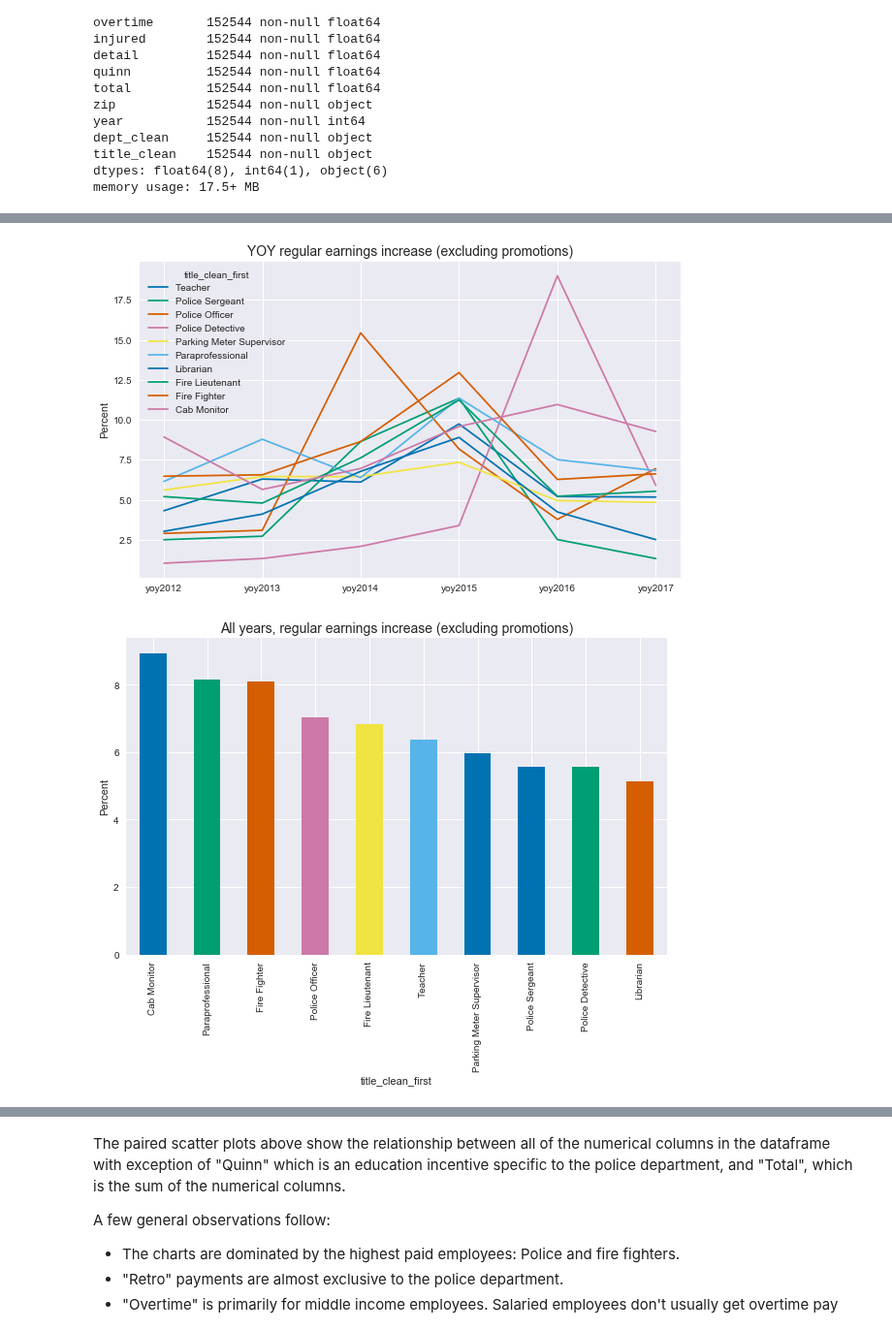
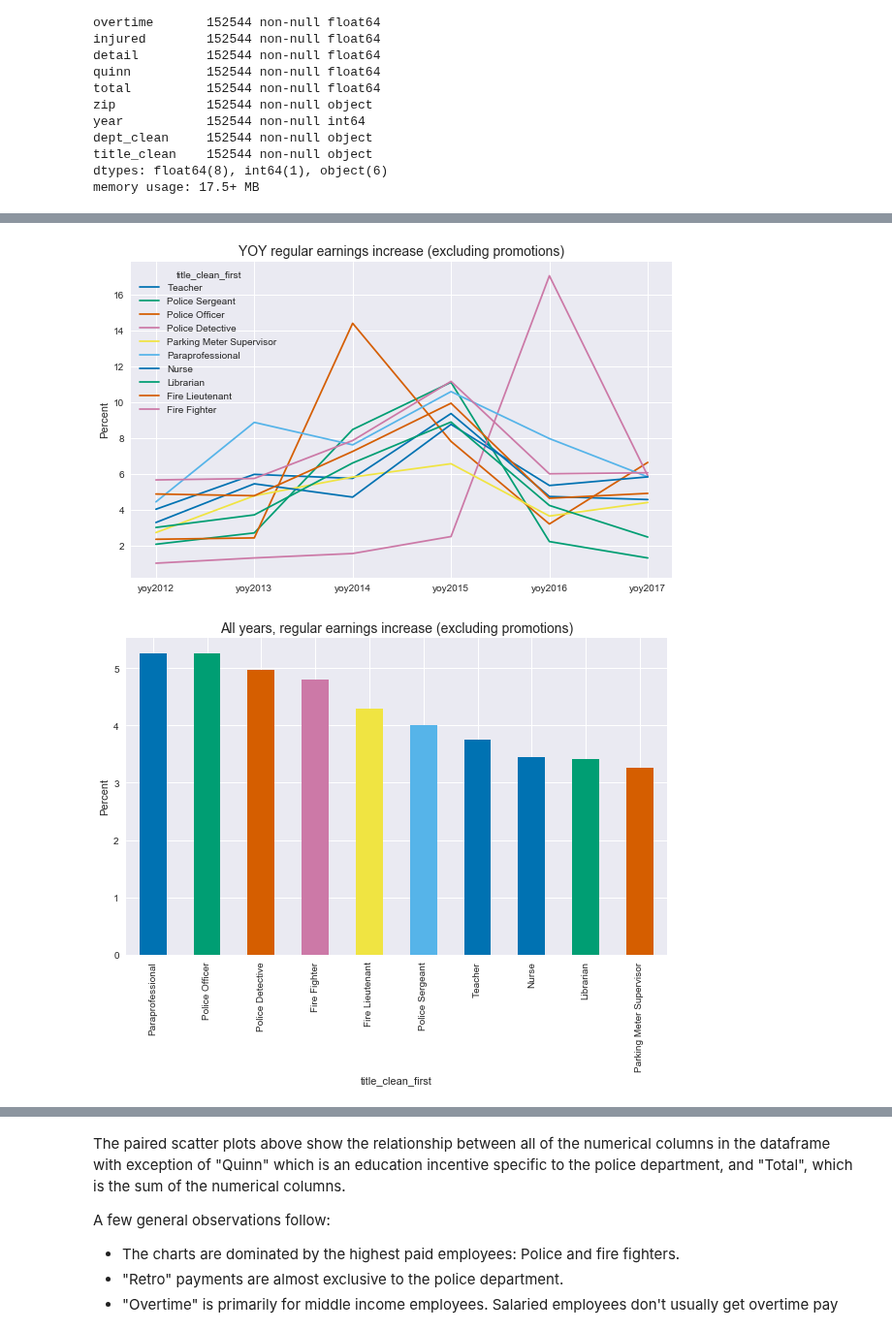
Before and after one commit to Turanga1/Springboard_DataScience, a Jupyter notebook: Capstone 1 - Boston Earnings Report/boston_earnings_analysis.ipynb, the cells around one changed output, grey strips where cells are left out. Shown at 97% size. Cells and saved outputs as stored; diff of their text form; code cells hidden in the pictures.

```diff
--- a/Capstone 1 - Boston Earnings Report/boston_earnings_analysis.ipynb
+++ b/Capstone 1 - Boston Earnings Report/boston_earnings_analysis.ipynb
@@ -84,0 +101,4 @@ memory usage: 17.5+ MB
+# %%
+# top 10 jobs in 2017
+top10 = earnings[earnings['title_clean'].isin(titles_top10) & (earnings.year == 2017)]
+print('Number of observations:', top10.shape[0])
@@ -85,3 +263,19 @@ memory usage: 17.5+ MB
+# %%
+"""
+compound annual growth rate
+
+1. An arbitrary limit is set on "first" since low earnings are often not full time positions
+2. An arbitrary cap on the growth rate result is needed for new hires whose first year earnings are not a full year
+3. Negative growth is not allowed (part-time, retirement, resignation, termination, etc.)
+"""
+
+def cagr(first, last, periods=1):
+    if (first < 40000):
+        return np.nan
+    x = ((last/first) ** (1/periods) - 1 ) * 100
+    if ((x > 22) & (periods == 1)) | (x < 0) :
+        return np.nan
+    return x
 # %%
 # pivot earnings data to show annual earnings by name:
 growth = pd.pivot_table(earnings, columns='year', index=['name'], values='regular')\
@@ -91,9 +285,7 @@ growth = pd.pivot_table(earnings, columns='year', index=['name'], values='regula
 # calculate CAGR for all available years:
 years = (earnings.year.unique())
 for previous, following in zip(years, years[1:]):
-    growth['yoy' + str(following)] = growth.apply(lambda x: None \
-                                                  if (x[previous] or x[following]) < 20000 \
-                                                  else cagr(x[previous], x[following]), axis=1)
+    growth['yoy' + str(following)] = growth.apply(lambda x: cagr(x[previous], x[following]), axis=1)
 
 # drop names with no qualified CAGR entries:
 c = growth.iloc[0:, -(len(years)-1):].columns
@@ -109,5 +301,9 @@ titles.columns = ['_'.join(tup).rstrip('_') for tup in titles.columns.values]
 
 # merge dataframes:
 growth_title = growth.merge(titles, how='left', on='name')
-growth_title.head(10)
+
+# calculate compound annual growth rate for all available years:
+
+growth_title['cagr_all'] = growth_title.apply(lambda y: cagr(y[2011], y[2011+len(years)-1], len(years)-1), axis=1)
+growth_title.info()
 # %% [output]
@@ -139,9 +343,15 @@ payraise = payraise[payraise['title_clean_first'].isin(titles_top10)]
 # calculate means and mean of means
 
 payraise = payraise.set_index('title_clean_first')
-payraise['mean'] = payraise.stack().groupby(level=0).mean()
+payraise['mean_rows'] = payraise.stack().groupby(level=0).mean()
 payraise  = payraise.groupby(payraise.index).agg('mean')
 payraise = payraise[::-1]
 
+# append all years cagr:
+
+cagr_all = growth_title[['title_clean_first', 'cagr_all']]
+cagr_all = cagr_all.groupby('title_clean_first')[['title_clean_first', 'cagr_all']].agg('mean')
+payraise = payraise.merge(cagr_all, how='left', left_index=True, right_index=True)
+payraise.loc['mean_columns'] = payraise.mean()
 payraise
 # %% [output]
@@ -160,18 +371,18 @@ payraise
 # %%
 # pay raises by year
 
 
 # plot
-ax = payraise.drop(columns='mean').T.plot(figsize=(10,6), xticks=[0,1,2,3,4,5])
+ax = payraise.drop('mean_columns').drop(columns=['mean_rows', 'cagr_all']).T.plot(figsize=(10,6), xticks=[0,1,2,3,4,5])
 ax.set_ylabel('Percent')
 ax.set_title('YOY regular earnings increase (excluding promotions)', fontsize=14)
 plt.show()
 
 # pay raises - all years
-ax = payraise.sort_values('mean', ascending=False).iloc[:,-1].T.plot(kind='bar',figsize=(10,6), xticks=[0,1,2,3,4,5])
+ax = payraise.drop('mean_columns').sort_values('cagr_all', ascending=False).iloc[:,-1].T.plot(kind='bar',figsize=(10,6), xticks=[0,1,2,3,4,5])
 ax.set_ylabel('Percent')
 ax.set_title('All years, regular earnings increase (excluding promotions)', fontsize=14)
 plt.show()
 # %% [output]
-[figure, old version]
+[figure, new version]
-[figure, old version]
+[figure, new version]
```
Also changed, not shown: parts of 65 cells of this notebook.
